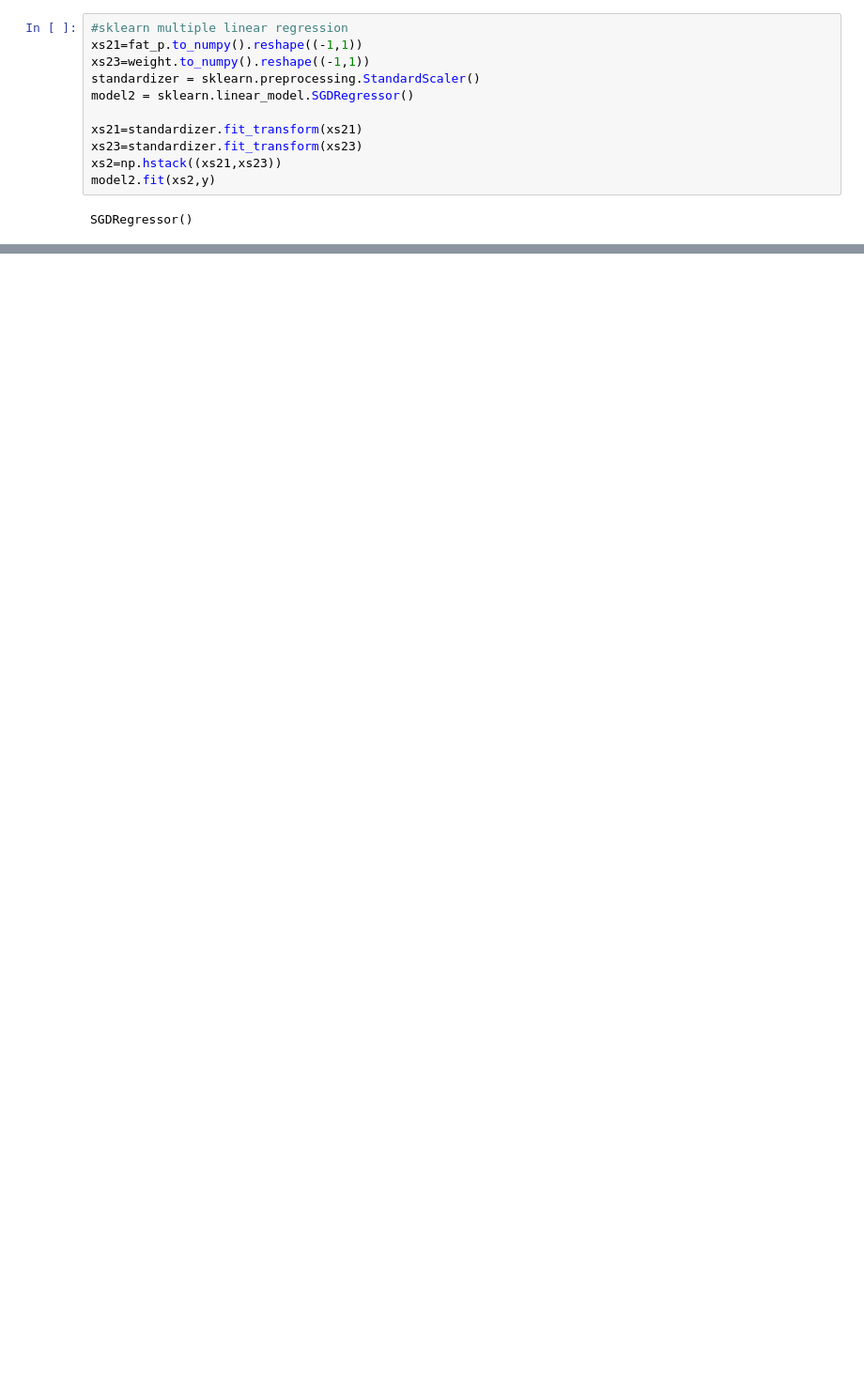
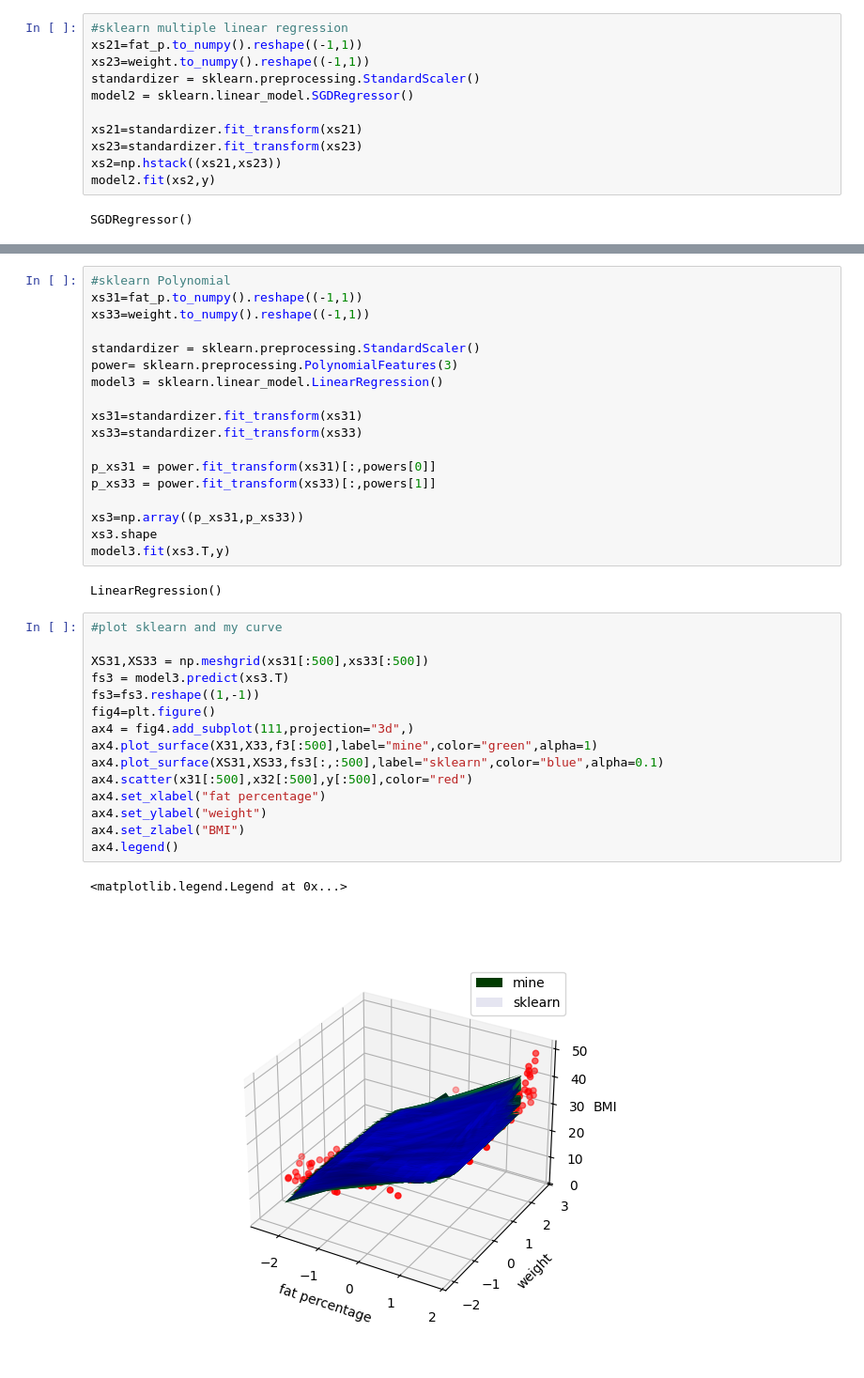
Before and after one commit to Pourixa/life-style-analyze, a Jupyter notebook: main.ipynb, the cells around one changed output, grey strips where cells are left out. Shown at 94% size. Cells and saved outputs as stored; diff of their text form; blank space fills up the shorter version.

```diff
--- a/main.ipynb
+++ b/main.ipynb
@@ -272,0 +357,38 @@ ax4.legend()
+# %%
+#sklearn Polynomial
+xs31=fat_p.to_numpy().reshape((-1,1))
+xs33=weight.to_numpy().reshape((-1,1))
+
+standardizer = sklearn.preprocessing.StandardScaler()
+power= sklearn.preprocessing.PolynomialFeatures(3)
+model3 = sklearn.linear_model.LinearRegression()
+
+xs31=standardizer.fit_transform(xs31)
+xs33=standardizer.fit_transform(xs33)
+
+p_xs31 = power.fit_transform(xs31)[:,powers[0]]
+p_xs33 = power.fit_transform(xs33)[:,powers[1]]
+
+xs3=np.array((p_xs31,p_xs33))
+xs3.shape
+model3.fit(xs3.T,y)
+# %% [output]
+LinearRegression()
+# %%
+#plot sklearn and my curve
+
+XS31,XS33 = np.meshgrid(xs31[:500],xs33[:500])
+fs3 = model3.predict(xs3.T)
+fs3=fs3.reshape((1,-1))
+fig4=plt.figure()
+ax4 = fig4.add_subplot(111,projection="3d",)
+ax4.plot_surface(X31,X33,f3[:500],label="mine",color="green",alpha=1)
+ax4.plot_surface(XS31,XS33,fs3[:,:500],label="sklearn",color="blue",alpha=0.1)
+ax4.scatter(x31[:500],x32[:500],y[:500],color="red")
+ax4.set_xlabel("fat percentage")
+ax4.set_ylabel("weight")
+ax4.set_zlabel("BMI")
+ax4.legend()
+# %% [output]
+<matplotlib.legend.Legend at 0x...>
+[figure, added]
```
Also changed, not shown: parts of 7 cells of this notebook.
